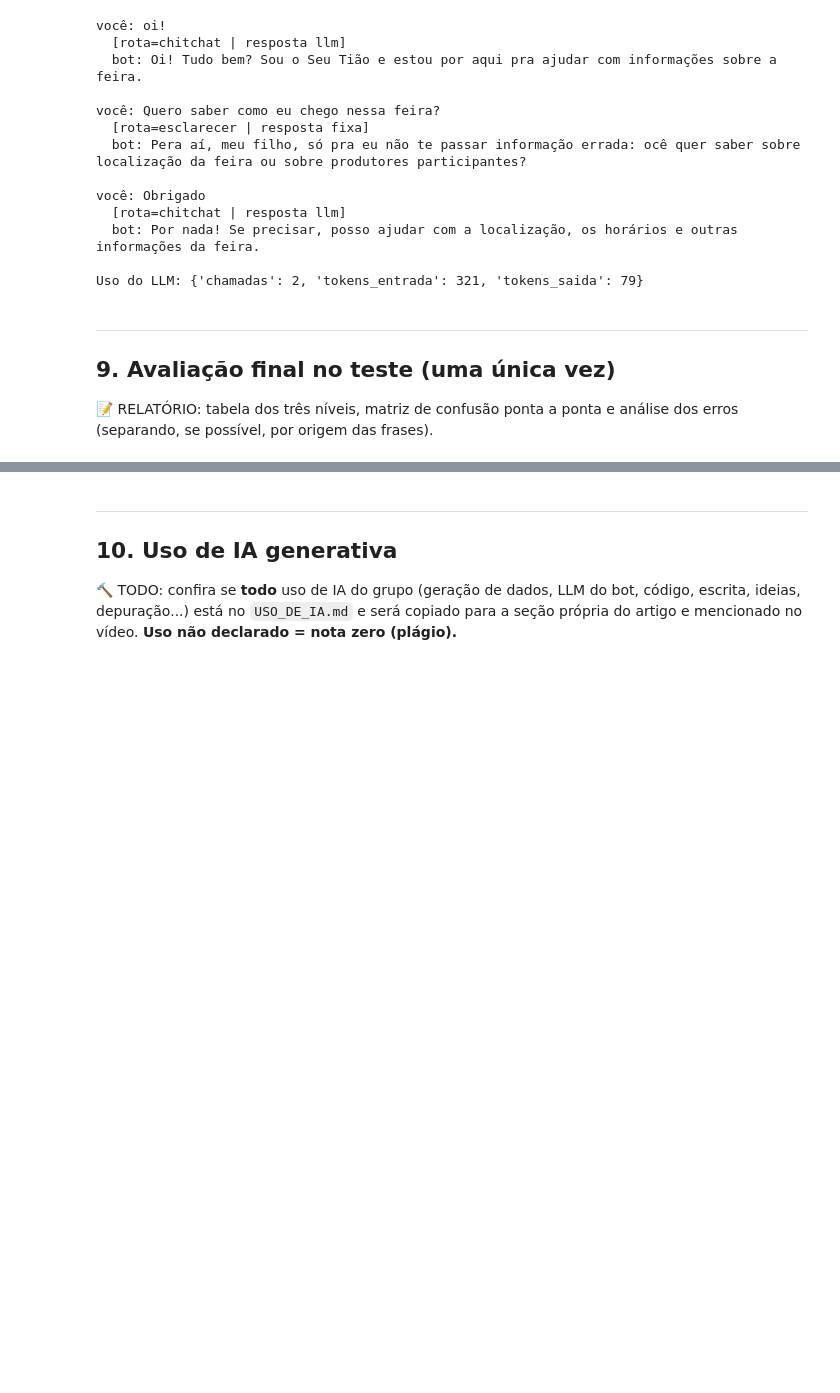
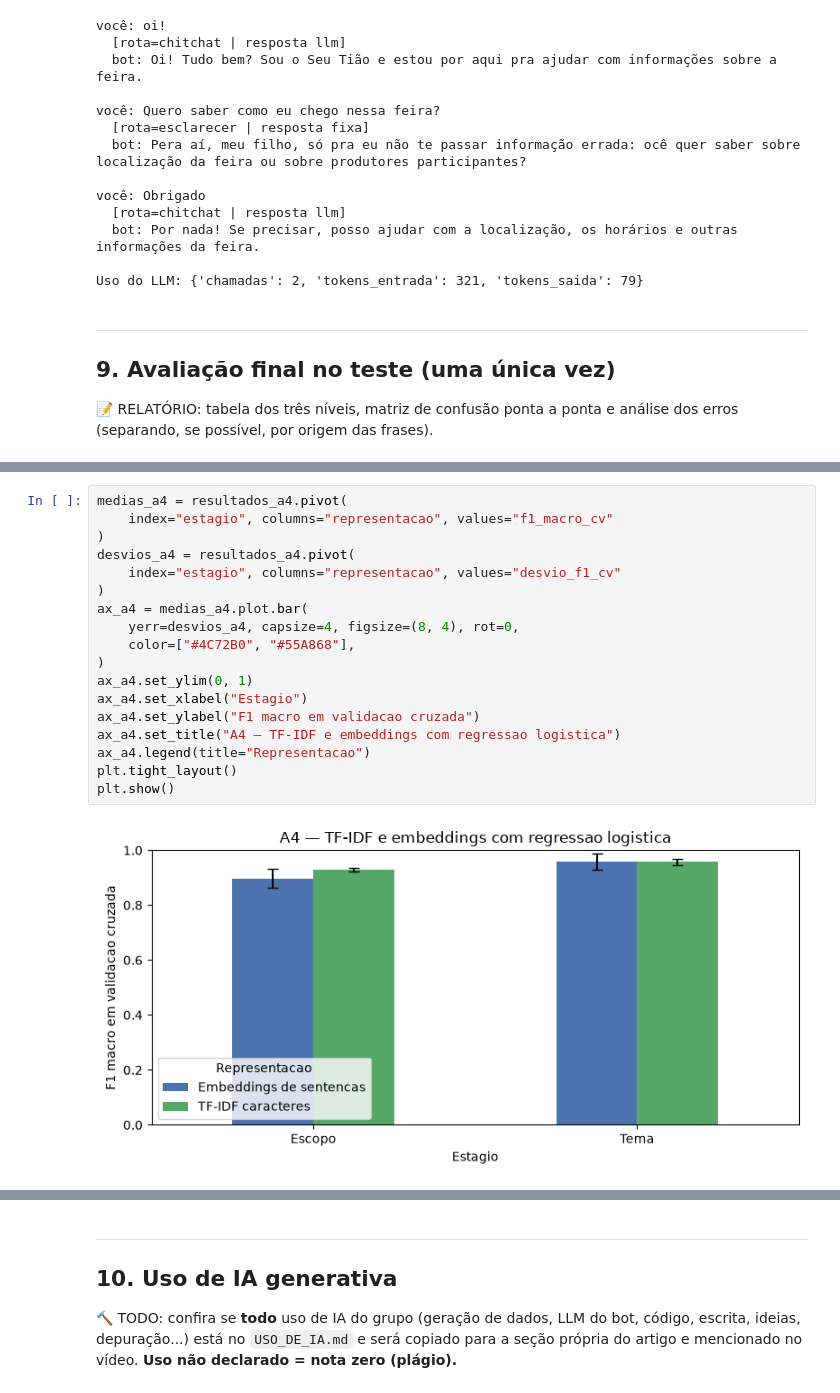
Before and after one commit to AbelardoOk/Chatbot-mercado-escola, a Jupyter notebook: notebooks/01_trabalho_grupo.ipynb, the cells around one changed output, grey strips where cells are left out. Drawn from its saved outputs; the diff is of its cells as text; blank space fills up the shorter version.

Commit message:
Implementa A4: embeddings versus TF-IDF nos classificadores

```diff
--- a/notebooks/01_trabalho_grupo.ipynb
+++ b/notebooks/01_trabalho_grupo.ipynb
@@ -622,0 +826,20 @@ dtype: float64
+# %%
+medias_a4 = resultados_a4.pivot(
+    index="estagio", columns="representacao", values="f1_macro_cv"
+)
+desvios_a4 = resultados_a4.pivot(
+    index="estagio", columns="representacao", values="desvio_f1_cv"
+)
+ax_a4 = medias_a4.plot.bar(
+    yerr=desvios_a4, capsize=4, figsize=(8, 4), rot=0,
+    color=["#4C72B0", "#55A868"],
+)
+ax_a4.set_ylim(0, 1)
+ax_a4.set_xlabel("Estagio")
+ax_a4.set_ylabel("F1 macro em validacao cruzada")
+ax_a4.set_title("A4 — TF-IDF e embeddings com regressao logistica")
+ax_a4.legend(title="Representacao")
+plt.tight_layout()
+plt.show()
+# %% [output]
+[figure, added]
```
Also changed, not shown: parts of 6 cells of this notebook, 1 other file.
